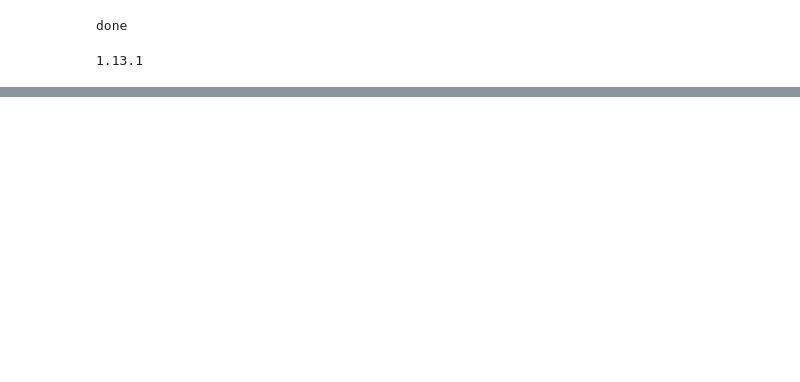
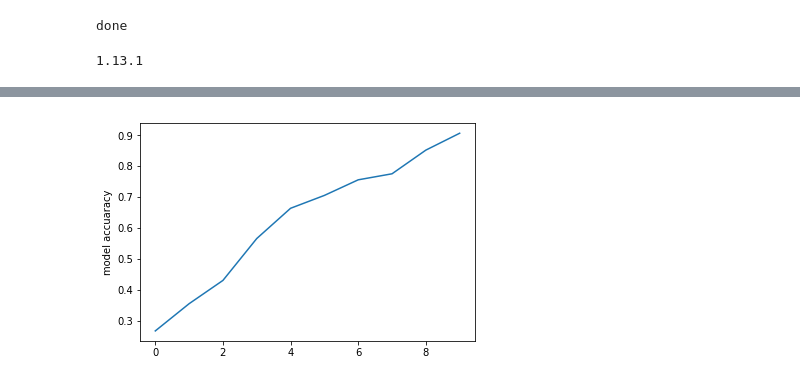
Before and after one commit to GerardRyan1989/BigDataPokemon, a Jupyter notebook: Big Data Pokemon.ipynb, the cells around one changed output, grey strips where cells are left out. Saved outputs shown, nothing was run; the diff lists cells and outputs as text; code cells hidden in the pictures; blank space fills up the shorter version.

Commit message:
uploading big data notebook

```diff
--- a/Big Data Pokemon.ipynb
+++ b/Big Data Pokemon.ipynb
@@ -230,3 +173,9 @@ def pathlist2imagelist(pathlist):
 print('methods loaded successfully')
 # %% [output]
 methods loaded successfully
+# %%
+print('loading the datset...')
+
+pokemon_files, pokemon_labels, pokemon_targets = load_dataset('pokemonTypes')
+
+print('\ndataset loaded.')
@@ -280,31 +233,30 @@ for index, (train_index, test_index) in enumerate(skf.split(pokemon_files, pokem
     model = None
     model = Model(inputs=VGG16_model.input, outputs=predictions)
 
-    #model = Model(inputs=ResNet_model.input, outputs=ResNet_model.output)
-    # load best weights so far
+
+    #load best weights so far
     model.load_weights("pokemonWeights.hdf5")  #for VGG16
-    #model.load_weights("resnet50_weights_tf_dim_ordering_tf_kernels_notop.h5") # for ResNet 50
-    #model.load_weights("resnet50_weights_th_dim_ordering_th_kernels_notop.h5") # for ResNet50
 
+
+    print('\n\nCompiling Model.')
     # if your targets are one-hot encoded, use categorical_crossentropy, but if your targets are integers, use sparse_categorical_crossentropy
     model.compile(loss="categorical_crossentropy", optimizer=optimizers.SGD(lr=0.0001, momentum=0.7),
                   metrics=['accuracy'])
-    #model.compile(loss = "categorical_crossentropy", optimizer = optimizers.SGD(lr=0.0001, momentum=0.9), metrics={'output_a': 'accuracy', 'output_b': 'precision'})
-    #model.compile(loss = "sparse_categorical_crossentropy", optimizer = optimizers.SGD(lr=0.0001, momentum=0.9), metrics=["accuracy"])
 
+
+    print('\n\nsetting  up checkpoints.')
     #create checkpoint after each epoch in the fitting process
-
     filepath = "pokemonWeights.hdf5"
     checkpoint = ModelCheckpoint(filepath, monitor='val_acc', verbose=1, save_best_only=True, save_weights_only=False,
                                 mode='max', period=1)
     callbacks_list = [checkpoint]
 
+    print('\n\nLoading Images.')
     # open all the images from the xtrain and ytrain paths, crop and normalize them
     xtrain_imagelist = pathlist2imagelist(xtrain)
     xtest_imagelist = pathlist2imagelist(xtest)
 
     # fit the model - only a few epochs, to save time
-    # model.fit(xtrain_imagelist, ytrain, validation_data=(xtest_imagelist, ytest), epochs=1, callbacks=callbacks_list, verbose=1)
 
     # fit the model with image augmentation
     datagen = ImageDataGenerator(rotation_range=20, width_shift_range=0.2, height_shift_range=0.2, horizontal_flip=True)
@@ -312,8 +264,9 @@ for index, (train_index, test_index) in enumerate(skf.split(pokemon_files, pokem
     datagen.fit(xtrain_imagelist)
     # steps_per_epoch * batch_size images will be loaded per each epoch
     model.fit_generator(datagen.flow(xtrain_imagelist, ytrain, batch_size=16), steps_per_epoch=450,
-                        validation_data=(xtest_imagelist, ytest), epochs=20, callbacks=callbacks_list, verbose=1)
+                        validation_data=(xtest_imagelist, ytest), epochs=6, callbacks=callbacks_list, verbose=1)
 
+    print('\n\nEvaluationg model')
     # evaluate and store the accuracy
     loss, accuracy = model.evaluate(xtest_imagelist, ytest, verbose=1)
     avg_loss.append(loss)
@@ -322,5 +275,6 @@ for index, (train_index, test_index) in enumerate(skf.split(pokemon_files, pokem
     # cross validation score-
     print("Average accuracy of model on the dev set = ", np.mean(avg_acc))
 
+print('\n\nSaving Model.')
 model.save('pokemonWeights.hdf5')
 # %% [output]
@@ -353,0 +324,6 @@ Avergage Accuracye of model: 0.9225961039675946
+# %%
+plt.plot(avg_acc)
+plt.ylabel('model accuaracy')
+plt.show()
+# %% [output]
+[figure, added]
```
Also changed, not shown: parts of 22 cells of this notebook.
